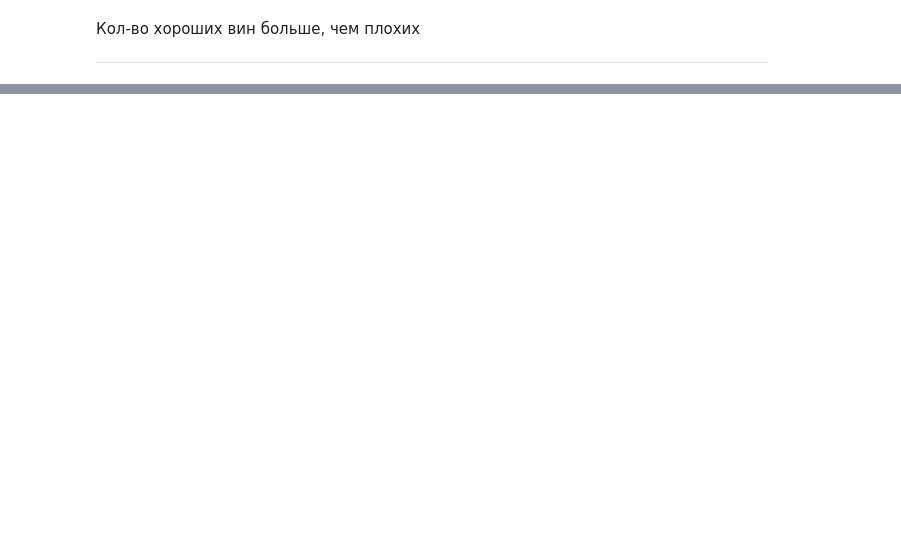
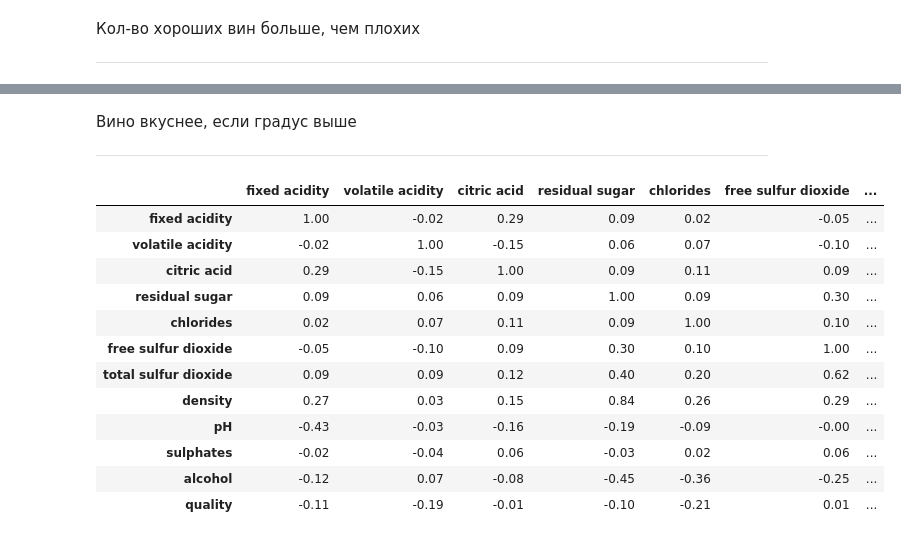
Before and after one commit to evsemenova/Python-, a Jupyter notebook: Урок_4_Предварительный_анализ_данных_и_визуализация_с_помощью_Matplotlib_и_Seaborn.ipynb, the cells around one changed output, grey strips where cells are left out. Drawn from its saved outputs; the diff is of its cells as text; code cells hidden in the pictures; blank space fills up the shorter version.

```diff
--- a/Урок_4_Предварительный_анализ_данных_и_визуализация_с_помощью_Matplotlib_и_Seaborn.ipynb
+++ b/Урок_4_Предварительный_анализ_данных_и_визуализация_с_помощью_Matplotlib_и_Seaborn.ipynb
@@ -115,0 +138,22 @@ plt.show()
+# %% [markdown]
+Вино вкуснее, если градус выше
+
+---
+# %%
+# корреляционная матрица химических характеристик
+correlation = round(df.corr(),2)
+correlation
+# %% [output]
+|  | fixed acidity | volatile acidity | citric acid | residual sugar | chlorides | free sulfur dioxide | ... |
+| fixed acidity | 1.00 | -0.02 | 0.29 | 0.09 | 0.02 | -0.05 | ... |
+| volatile acidity | -0.02 | 1.00 | -0.15 | 0.06 | 0.07 | -0.10 | ... |
+| citric acid | 0.29 | -0.15 | 1.00 | 0.09 | 0.11 | 0.09 | ... |
+| residual sugar | 0.09 | 0.06 | 0.09 | 1.00 | 0.09 | 0.30 | ... |
+| chlorides | 0.02 | 0.07 | 0.11 | 0.09 | 1.00 | 0.10 | ... |
+| free sulfur dioxide | -0.05 | -0.10 | 0.09 | 0.30 | 0.10 | 1.00 | ... |
+| total sulfur dioxide | 0.09 | 0.09 | 0.12 | 0.40 | 0.20 | 0.62 | ... |
+| density | 0.27 | 0.03 | 0.15 | 0.84 | 0.26 | 0.29 | ... |
+| pH | -0.43 | -0.03 | -0.16 | -0.19 | -0.09 | -0.00 | ... |
+| sulphates | -0.02 | -0.04 | 0.06 | -0.03 | 0.02 | 0.06 | ... |
+| alcohol | -0.12 | 0.07 | -0.08 | -0.45 | -0.36 | -0.25 | ... |
+| quality | -0.11 | -0.19 | -0.01 | -0.10 | -0.21 | 0.01 | ... |
```
Also changed, not shown: parts of 12 cells of this notebook.
